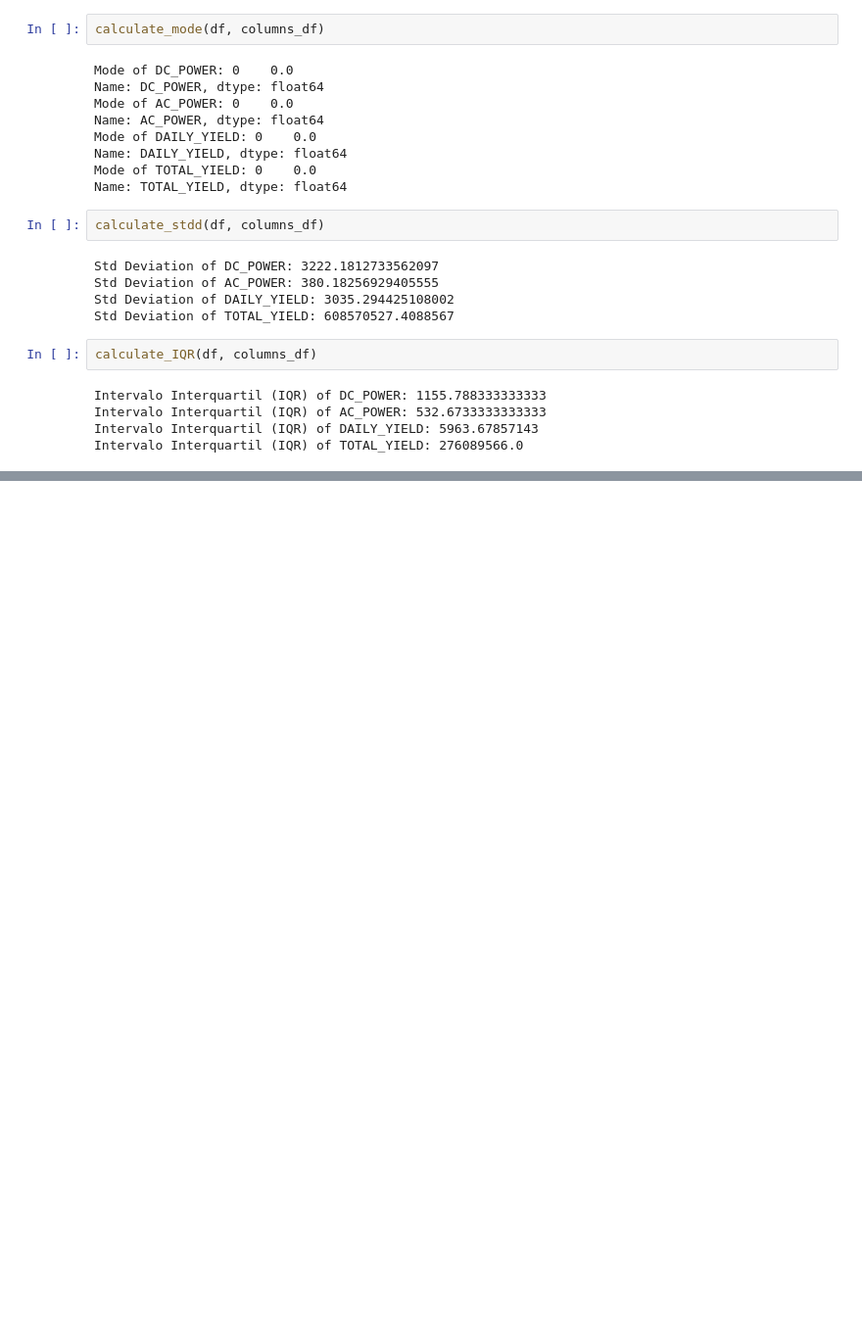
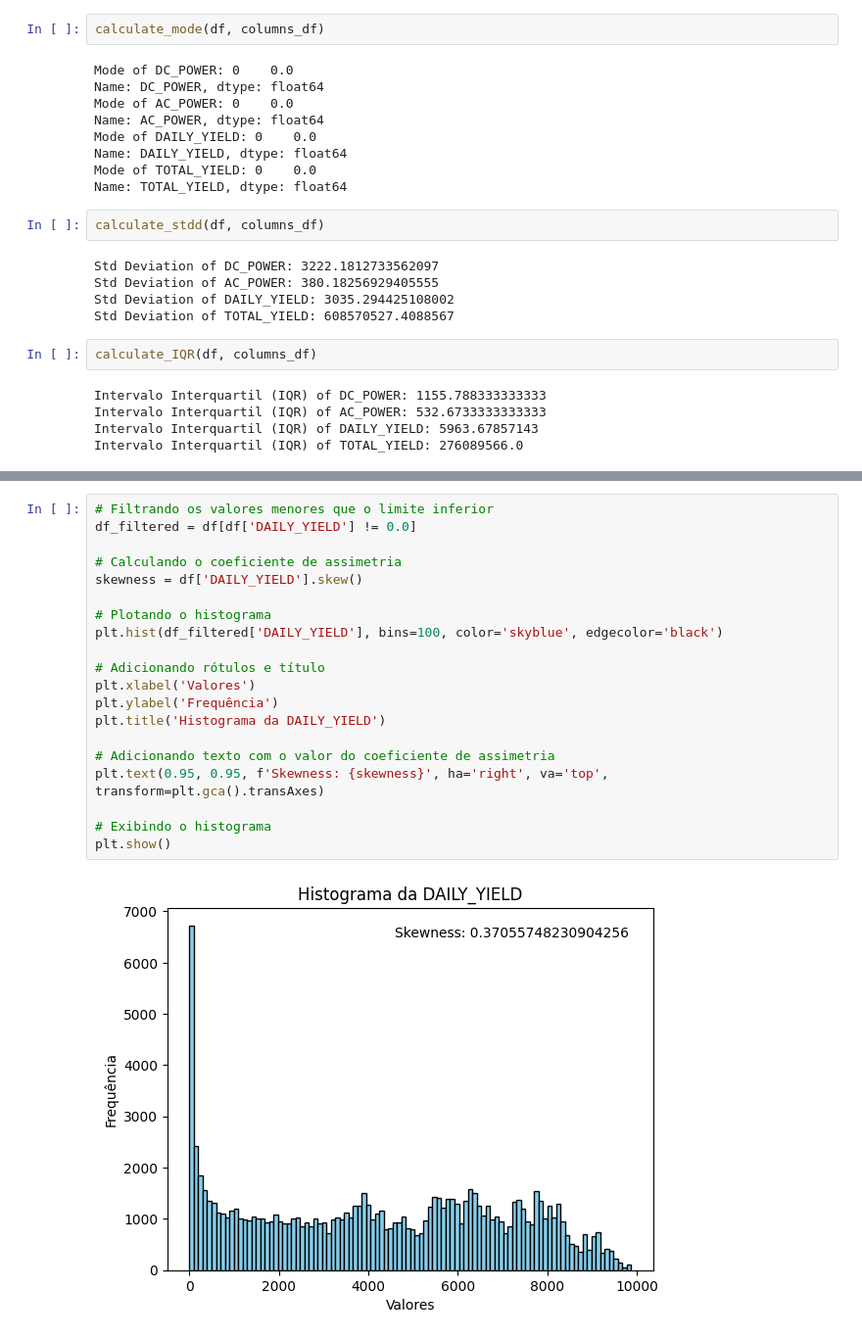
Before and after one commit to FelipeSteudel/Felipe_Steudel-Statistical_Techniques, a Jupyter notebook: Felipe Steudel - Statistical Techniques - HDip in Data Analytics.ipynb, the cells around one changed output, grey strips where cells are left out. Shown at 98% size. Drawn from its saved outputs; the diff is of its cells as text; blank space fills up the shorter version.

```diff
--- a/Felipe Steudel - Statistical Techniques - HDip in Data Analytics.ipynb
+++ b/Felipe Steudel - Statistical Techniques - HDip in Data Analytics.ipynb
@@ -273,0 +297,22 @@ Intervalo Interquartil (IQR) of TOTAL_YIELD: 276089566.0
+# %%
+# Filtrando os valores menores que o limite inferior
+df_filtered = df[df['DAILY_YIELD'] != 0.0]
+
+# Calculando o coeficiente de assimetria
+skewness = df['DAILY_YIELD'].skew()
+
+# Plotando o histograma
+plt.hist(df_filtered['DAILY_YIELD'], bins=100, color='skyblue', edgecolor='black')
+
+# Adicionando rótulos e título
+plt.xlabel('Valores')
+plt.ylabel('Frequência')
+plt.title('Histograma da DAILY_YIELD')
+
+# Adicionando texto com o valor do coeficiente de assimetria
+plt.text(0.95, 0.95, f'Skewness: {skewness}', ha='right', va='top', transform=plt.gca().transAxes)
+
+# Exibindo o histograma
+plt.show()
+# %% [output]
+[figure, added]
```
Also changed, not shown: parts of 9 cells of this notebook, 3 other files.
